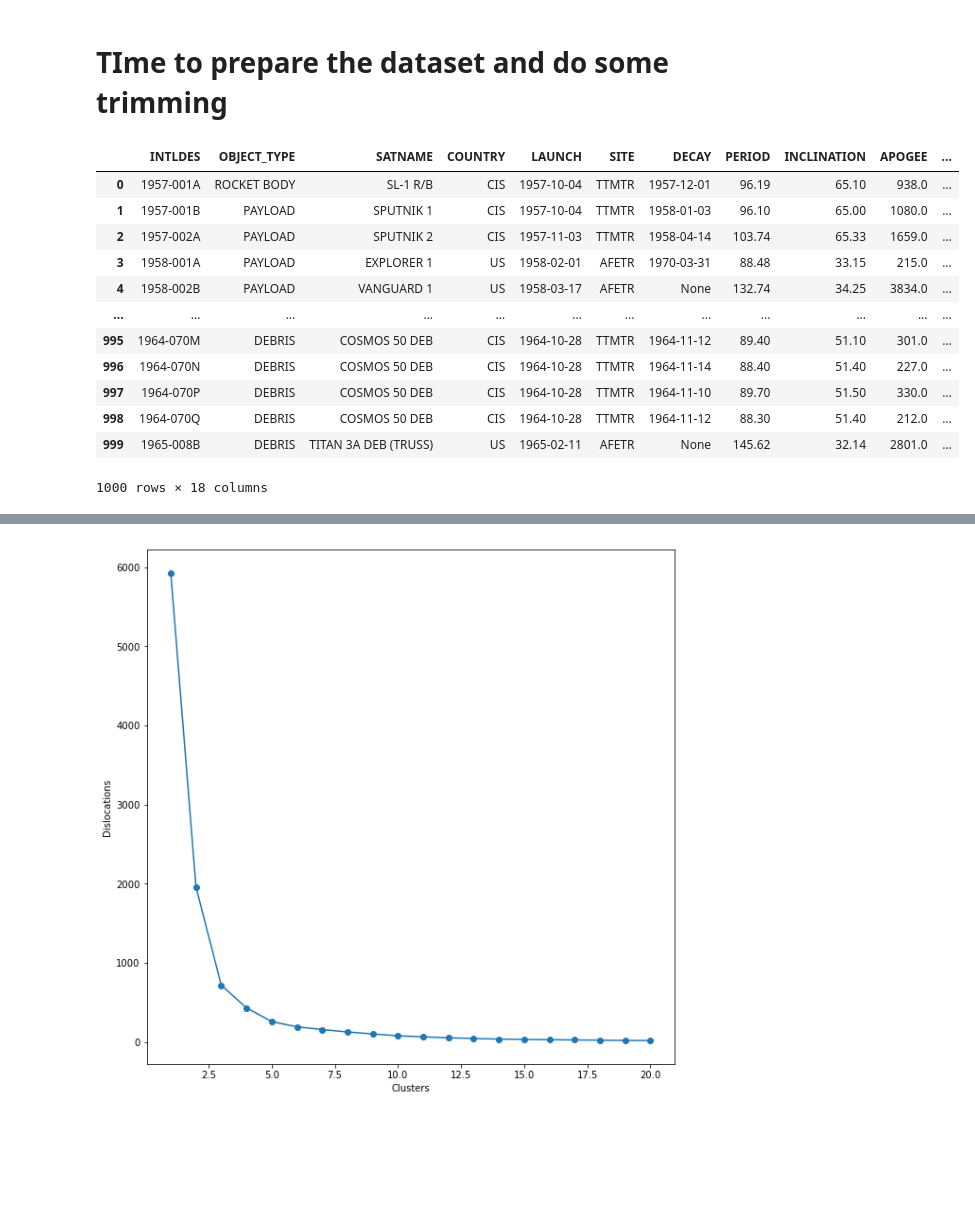
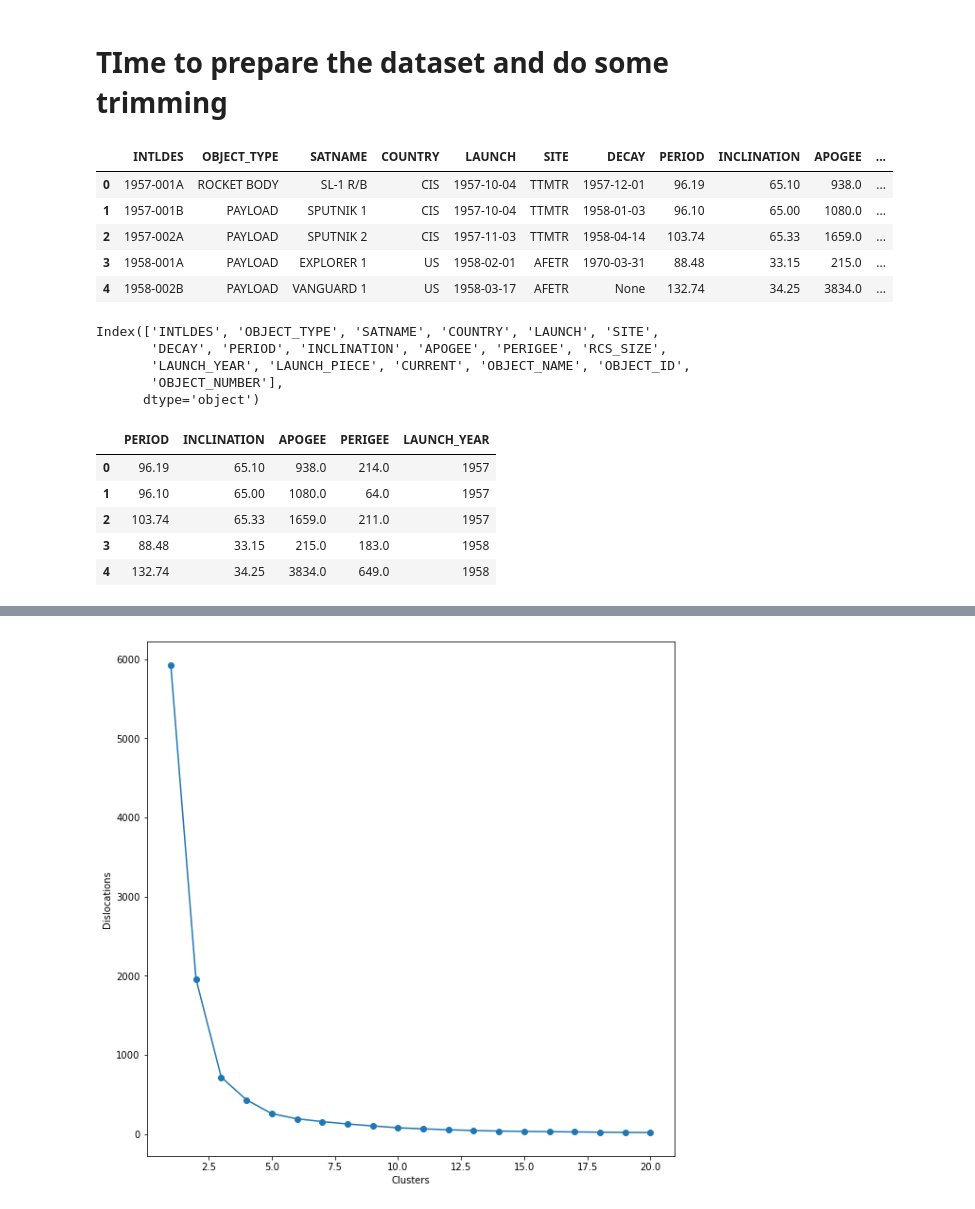
Before and after one commit to dkolosa/SpaceDebrisClassifier, a Jupyter notebook: SPclassifier.ipynb, the cells around one changed output, grey strips where cells are left out. Saved outputs shown, nothing was run; the diff lists cells and outputs as text; code cells hidden in the pictures; blank space fills up the shorter version.

```diff
--- a/SPclassifier.ipynb
+++ b/SPclassifier.ipynb
@@ -212,21 +180,26 @@ plt.scatter(dataset['LAUNCH_YEAR'],dataset['LAUNCH_NUM'])
 # TIme to prepare the dataset and do some trimming
 # %%
 # drop some the columns that have no values or may not be relevant
-dataset.drop(['NORAD_CAT_ID','COMMENT','COMMENTCODE','RCSVALUE','FILE','LAUNCH_NUM'], axis=1)
+df = dataset.drop(['NORAD_CAT_ID','COMMENT','COMMENTCODE','RCSVALUE','FILE','LAUNCH_NUM'], axis=1)
+df['OBJECT_TYPE'].dropna(inplace=True)
+df['RCS_SIZE'].dropna(inplace=True)
+df.dropna()
+df.head()
 # %% [output]
 |  | INTLDES | OBJECT_TYPE | SATNAME | COUNTRY | LAUNCH | SITE | DECAY | PERIOD | INCLINATION | APOGEE | ... |
 | 0 | 1957-001A | ROCKET BODY | SL-1 R/B | CIS | 1957-10-04 | TTMTR | 1957-12-01 | 96.19 | 65.10 | 938.0 | ... |
 | 1 | 1957-001B | PAYLOAD | SPUTNIK 1 | CIS | 1957-10-04 | TTMTR | 1958-01-03 | 96.10 | 65.00 | 1080.0 | ... |
 | 2 | 1957-002A | PAYLOAD | SPUTNIK 2 | CIS | 1957-11-03 | TTMTR | 1958-04-14 | 103.74 | 65.33 | 1659.0 | ... |
 | 3 | 1958-001A | PAYLOAD | EXPLORER 1 | US | 1958-02-01 | AFETR | 1970-03-31 | 88.48 | 33.15 | 215.0 | ... |
 | 4 | 1958-002B | PAYLOAD | VANGUARD 1 | US | 1958-03-17 | AFETR | None | 132.74 | 34.25 | 3834.0 | ... |
-| ... | ... | ... | ... | ... | ... | ... | ... | ... | ... | ... | ... |
-| 995 | 1964-070M | DEBRIS | COSMOS 50 DEB | CIS | 1964-10-28 | TTMTR | 1964-11-12 | 89.40 | 51.10 | 301.0 | ... |
-| 996 | 1964-070N | DEBRIS | COSMOS 50 DEB | CIS | 1964-10-28 | TTMTR | 1964-11-14 | 88.40 | 51.40 | 227.0 | ... |
-| 997 | 1964-070P | DEBRIS | COSMOS 50 DEB | CIS | 1964-10-28 | TTMTR | 1964-11-10 | 89.70 | 51.50 | 330.0 | ... |
-| 998 | 1964-070Q | DEBRIS | COSMOS 50 DEB | CIS | 1964-10-28 | TTMTR | 1964-11-12 | 88.30 | 51.40 | 212.0 | ... |
-| 999 | 1965-008B | DEBRIS | TITAN 3A DEB (TRUSS) | US | 1965-02-11 | AFETR | None | 145.62 | 32.14 | 2801.0 | ... |
-1000 rows × 18 columns
+# %%
+df.columns
+# %% [output]
+Index(['INTLDES', 'OBJECT_TYPE', 'SATNAME', 'COUNTRY', 'LAUNCH', 'SITE',
+       'DECAY', 'PERIOD', 'INCLINATION', 'APOGEE', 'PERIGEE', 'RCS_SIZE',
+       'LAUNCH_YEAR', 'LAUNCH_PIECE', 'CURRENT', 'OBJECT_NAME', 'OBJECT_ID',
+       'OBJECT_NUMBER'],
+      dtype='object')
 # %%
 # Lets attempt to cluster the objects based on the apogee and perigee
 # %%
@@ -233,0 +208,14 @@ dataset.drop(['NORAD_CAT_ID','COMMENT','COMMENTCODE','RCSVALUE','FILE','LAUNCH_N
+# %%
+# Get the numerical values
+debris_num = dataset.drop(['NORAD_CAT_ID','INTLDES', 'OBJECT_TYPE', 'SATNAME', 'COUNTRY', 'LAUNCH', 'SITE',
+       'RCS_SIZE', 'LAUNCH_PIECE','COMMENT','COMMENTCODE','FILE','LAUNCH_NUM', 'CURRENT', 'OBJECT_NAME', 'OBJECT_ID',
+       'OBJECT_NUMBER', 'RCSVALUE','DECAY'], axis=1)
+debris_num.dropna(inplace=True)
+debris_num.head()
+# %% [output]
+|  | PERIOD | INCLINATION | APOGEE | PERIGEE | LAUNCH_YEAR |
+| 0 | 96.19 | 65.10 | 938.0 | 214.0 | 1957 |
+| 1 | 96.10 | 65.00 | 1080.0 | 64.0 | 1957 |
+| 2 | 103.74 | 65.33 | 1659.0 | 211.0 | 1957 |
+| 3 | 88.48 | 33.15 | 215.0 | 183.0 | 1958 |
+| 4 | 132.74 | 34.25 | 3834.0 | 649.0 | 1958 |
```
Also changed, not shown: parts of 18 cells of this notebook.
